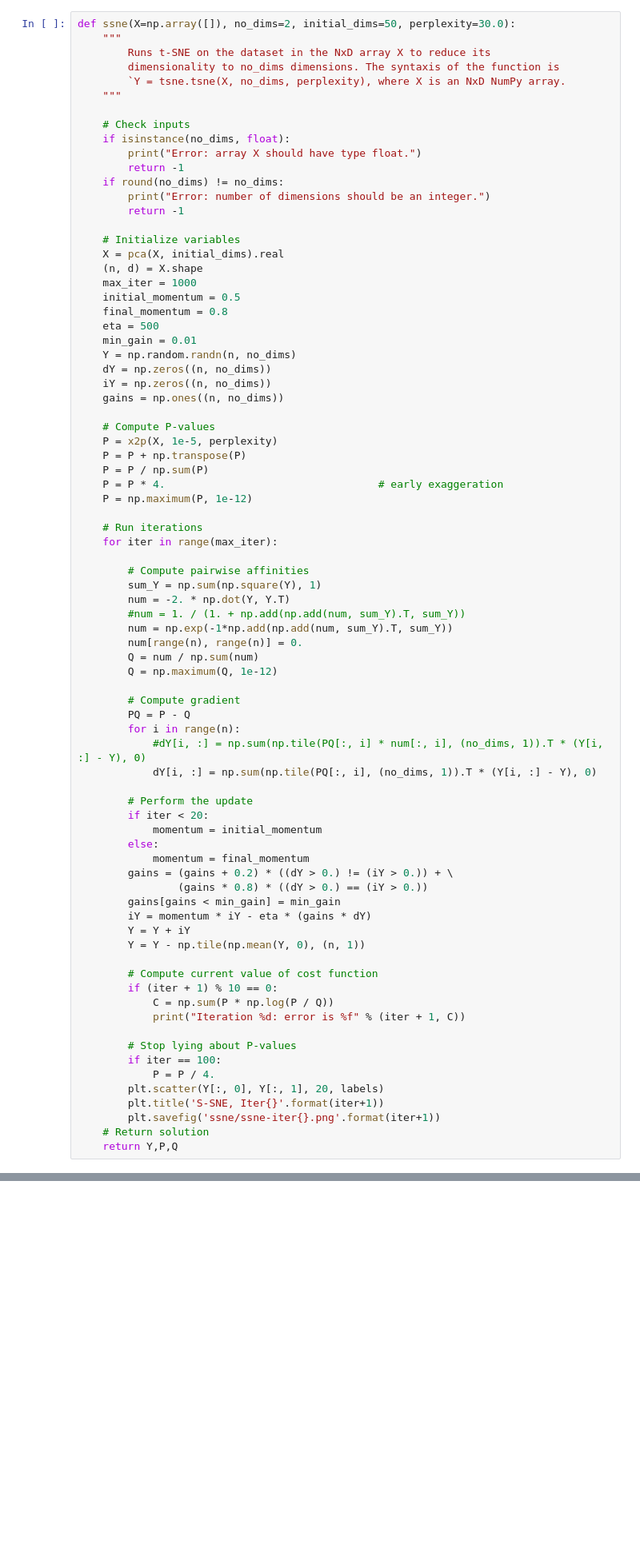
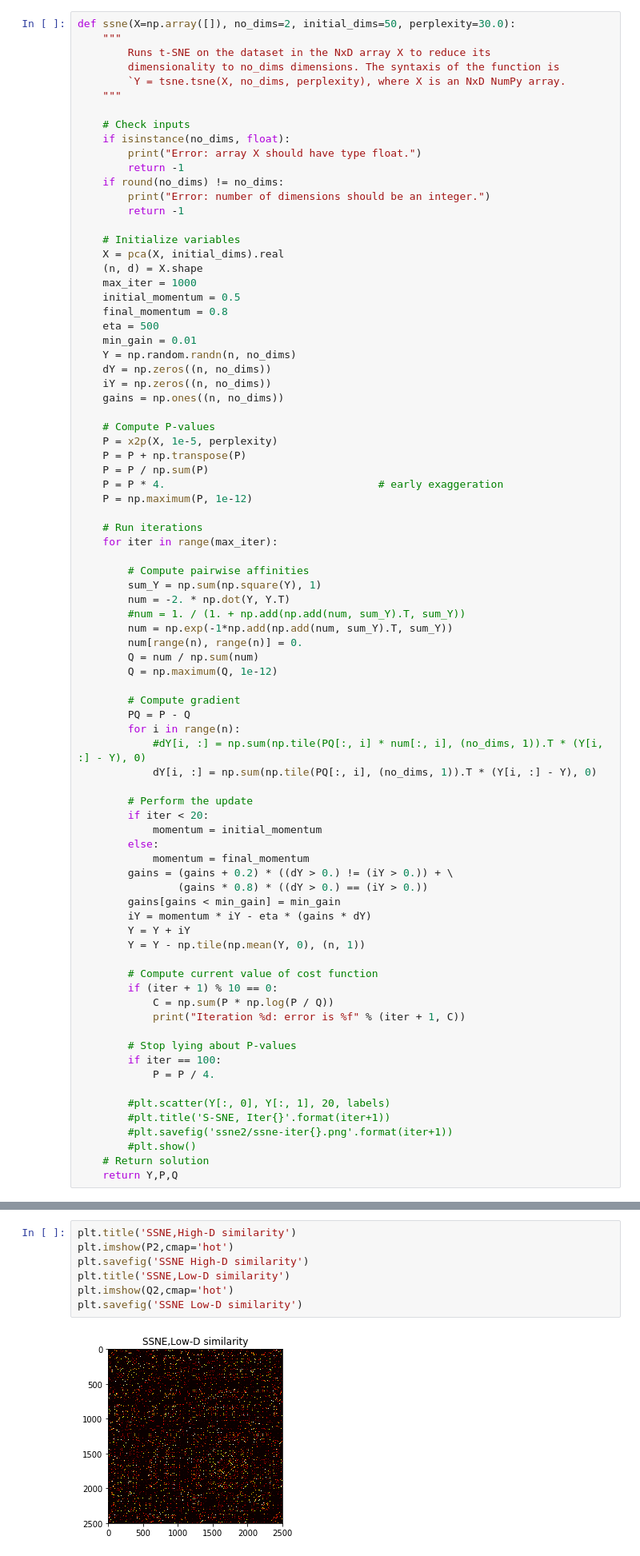
Before and after one commit to hannnnk1231/Machine-Learning, a Jupyter notebook: Lab7/tSNE.ipynb, the cells around one changed output, grey strips where cells are left out. Shown at 80% size. Cells and saved outputs as stored; diff of their text form; blank space fills up the shorter version.

```diff
--- a/Lab7/tSNE.ipynb
+++ b/Lab7/tSNE.ipynb
@@ -252,9 +253,11 @@ def ssne(X=np.array([]), no_dims=2, initial_dims=50, perplexity=30.0):
         # Stop lying about P-values
         if iter == 100:
             P = P / 4.
-        plt.scatter(Y[:, 0], Y[:, 1], 20, labels)
-        plt.title('S-SNE, Iter{}'.format(iter+1))
-        plt.savefig('ssne/ssne-iter{}.png'.format(iter+1))
+
+        #plt.scatter(Y[:, 0], Y[:, 1], 20, labels)
+        #plt.title('S-SNE, Iter{}'.format(iter+1))
+        #plt.savefig('ssne2/ssne-iter{}.png'.format(iter+1))
+        #plt.show()
     # Return solution
     return Y,P,Q
 # %%
@@ -285,0 +290,9 @@ Iteration 580: error is 2.135587
+# %%
+plt.title('SSNE,High-D similarity')
+plt.imshow(P2,cmap='hot')
+plt.savefig('SSNE High-D similarity')
+plt.title('SSNE,Low-D similarity')
+plt.imshow(Q2,cmap='hot')
+plt.savefig('SSNE Low-D similarity')
+# %% [output]
+[figure, added]
```
Also changed, not shown: parts of 4 cells of this notebook, 15 other files.
